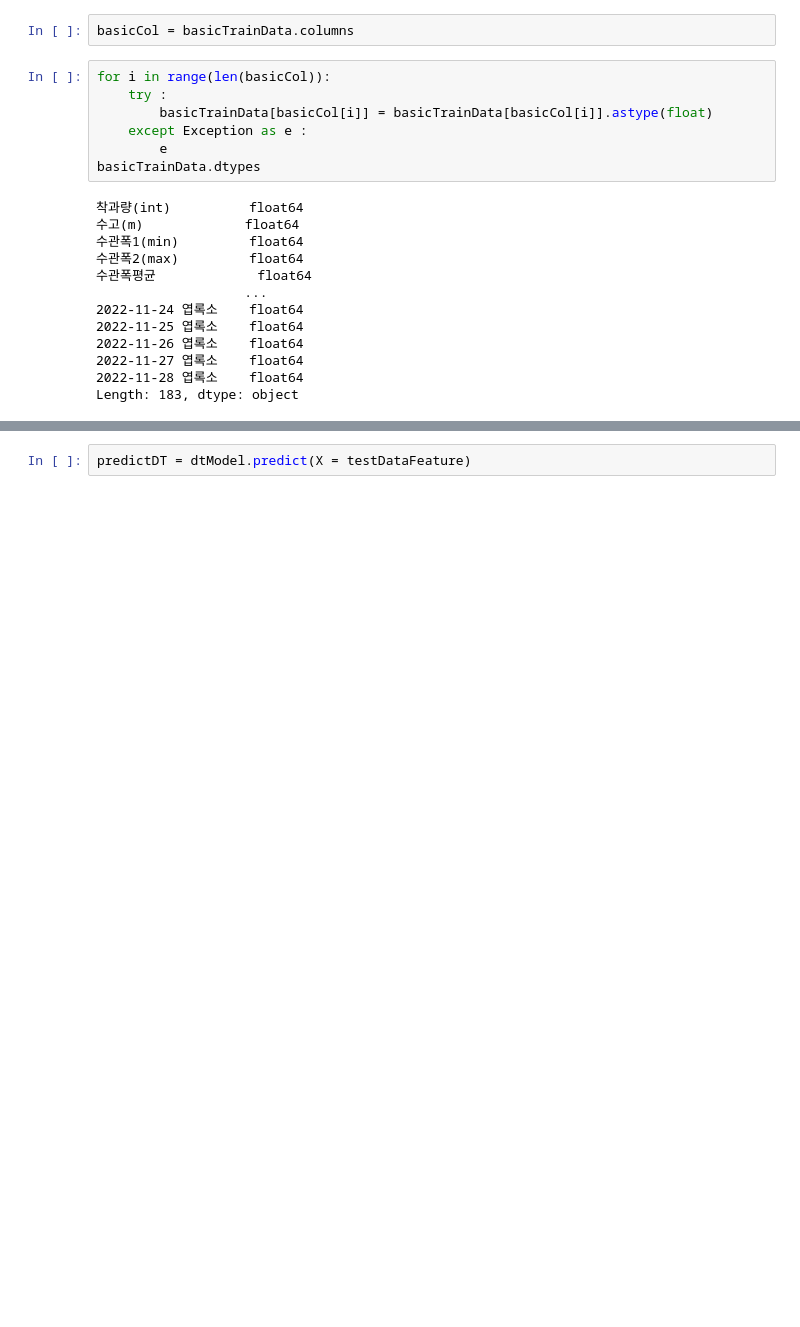
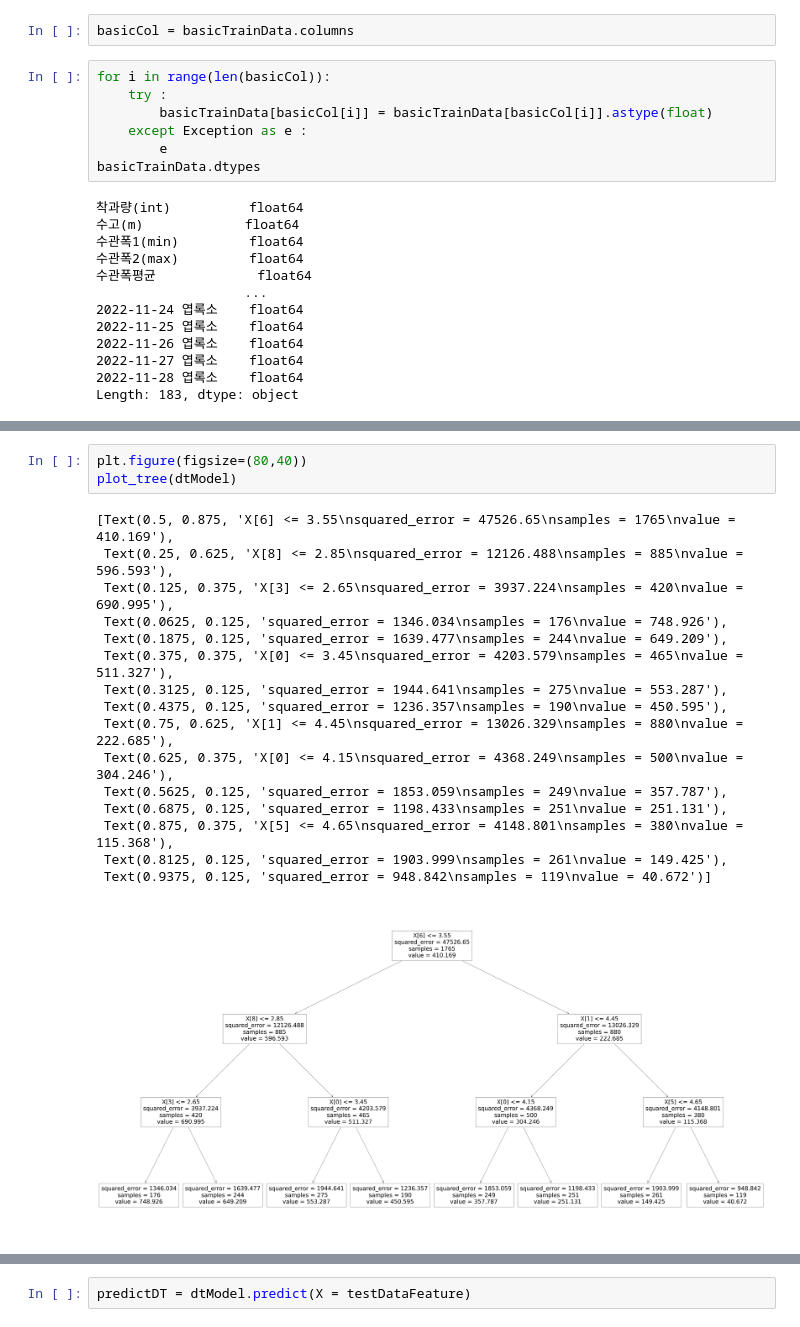
Before and after one commit to GitHayang/python, a Jupyter notebook: 간단한 데이터 예측/척과량 예측3.ipynb, the cells around one changed output, grey strips where cells are left out. Saved outputs shown, nothing was run; the diff lists cells and outputs as text; blank space fills up the shorter version.

```diff
--- a/간단한 데이터 예측/척과량 예측3.ipynb
+++ b/간단한 데이터 예측/척과량 예측3.ipynb
@@ -122,0 +175,20 @@ DecisionTreeRegressor(random_state=10)
+# %%
+plt.figure(figsize=(80,40))
+plot_tree(dtModel)
+# %% [output]
+[Text(0.5, 0.875, 'X[6] <= 3.55\nsquared_error = 47526.65\nsamples = 1765\nvalue = 410.169'),
+ Text(0.25, 0.625, 'X[8] <= 2.85\nsquared_error = 12126.488\nsamples = 885\nvalue = 596.593'),
+ Text(0.125, 0.375, 'X[3] <= 2.65\nsquared_error = 3937.224\nsamples = 420\nvalue = 690.995'),
+ Text(0.0625, 0.125, 'squared_error = 1346.034\nsamples = 176\nvalue = 748.926'),
+ Text(0.1875, 0.125, 'squared_error = 1639.477\nsamples = 244\nvalue = 649.209'),
+ Text(0.375, 0.375, 'X[0] <= 3.45\nsquared_error = 4203.579\nsamples = 465\nvalue = 511.327'),
+ Text(0.3125, 0.125, 'squared_error = 1944.641\nsamples = 275\nvalue = 553.287'),
+ Text(0.4375, 0.125, 'squared_error = 1236.357\nsamples = 190\nvalue = 450.595'),
+ Text(0.75, 0.625, 'X[1] <= 4.45\nsquared_error = 13026.329\nsamples = 880\nvalue = 222.685'),
+ Text(0.625, 0.375, 'X[0] <= 4.15\nsquared_error = 4368.249\nsamples = 500\nvalue = 304.246'),
+ Text(0.5625, 0.125, 'squared_error = 1853.059\nsamples = 249\nvalue = 357.787'),
+ Text(0.6875, 0.125, 'squared_error = 1198.433\nsamples = 251\nvalue = 251.131'),
+ Text(0.875, 0.375, 'X[5] <= 4.65\nsquared_error = 4148.801\nsamples = 380\nvalue = 115.368'),
+ Text(0.8125, 0.125, 'squared_error = 1903.999\nsamples = 261\nvalue = 149.425'),
+ Text(0.9375, 0.125, 'squared_error = 948.842\nsamples = 119\nvalue = 40.672')]
+[figure, added]
```
Also changed, not shown: parts of 41 cells of this notebook.
